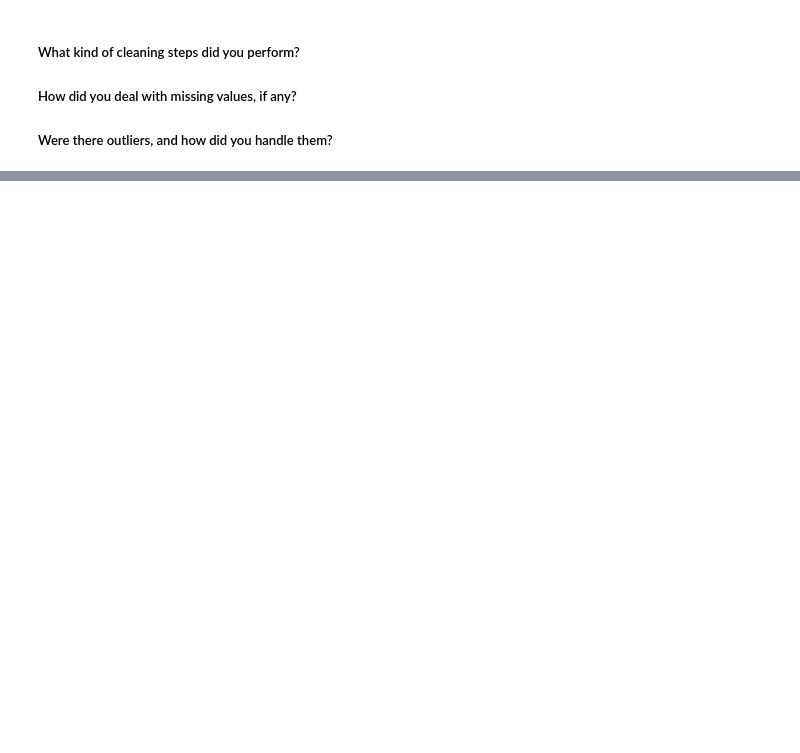
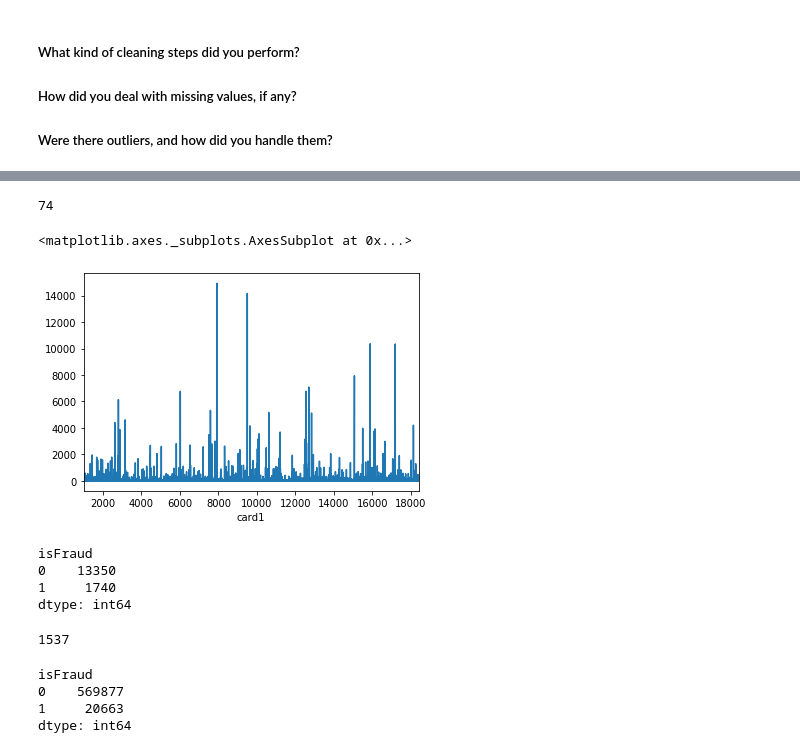
Before and after one commit to Suman-Saini/CapstoneProject_1, a Jupyter notebook: DataWrangling/Data Wrangling.ipynb, the cells around one changed output, grey strips where cells are left out. Saved outputs shown, nothing was run; the diff lists cells and outputs as text; code cells hidden in the pictures; blank space fills up the shorter version.

Commit message:
Updated DataWrangling file

```diff
--- a/DataWrangling/Data Wrangling.ipynb
+++ b/DataWrangling/Data Wrangling.ipynb
@@ -54,3 +69,6 @@ dataset = pd.merge(df2,df1,on='TransactionID',how='inner')
+# %%
+# Creating main dataset by merging both the DataFrames created from two csv files
+dataset = pd.merge(df_transaction,df_identity,on='TransactionID',how='left')
 # %%
 dataset.shape
 # %% [output]
@@ -317,0 +92,4 @@ grouped[grouped['TransactionID']==7].head(5)
+# %%
+len(ignoreColList)
+# %% [output]
+74
@@ -317,0 +103,29 @@ grouped[grouped['TransactionID']==7].head(5)
+# %%
+# Number of transactions per card
+dataset.groupby(['card1']).size().plot()
+# %% [output]
+<matplotlib.axes._subplots.AxesSubplot at 0x...>
+[figure, added]
+# %%
+# Total number of cards having fraud and no frauds
+dataset.groupby(['card1', 'isFraud']).size().unstack('isFraud').count()
+# %% [output]
+isFraud
+0    13350
+1     1740
+dtype: int64
+# %%
+# Number of cards having both frauds and non-frauds
+d = dataset.groupby(['card1', 'isFraud']).size().unstack('isFraud').fillna(0).reset_index()
+d.columns =['card1','NonFraud','Fraud']
+d[(d.Fraud!= 0) & (d.NonFraud !=0)]['card1'].count()
+# %% [output]
+1537
+# %%
+# Number of transactions having fraud and no frauds
+dataset.groupby(['TransactionID','card1', 'isFraud']).size().unstack('isFraud').count()
+# %% [output]
+isFraud
+0    569877
+1     20663
+dtype: int64
```
Also changed, not shown: parts of 47 cells of this notebook.
